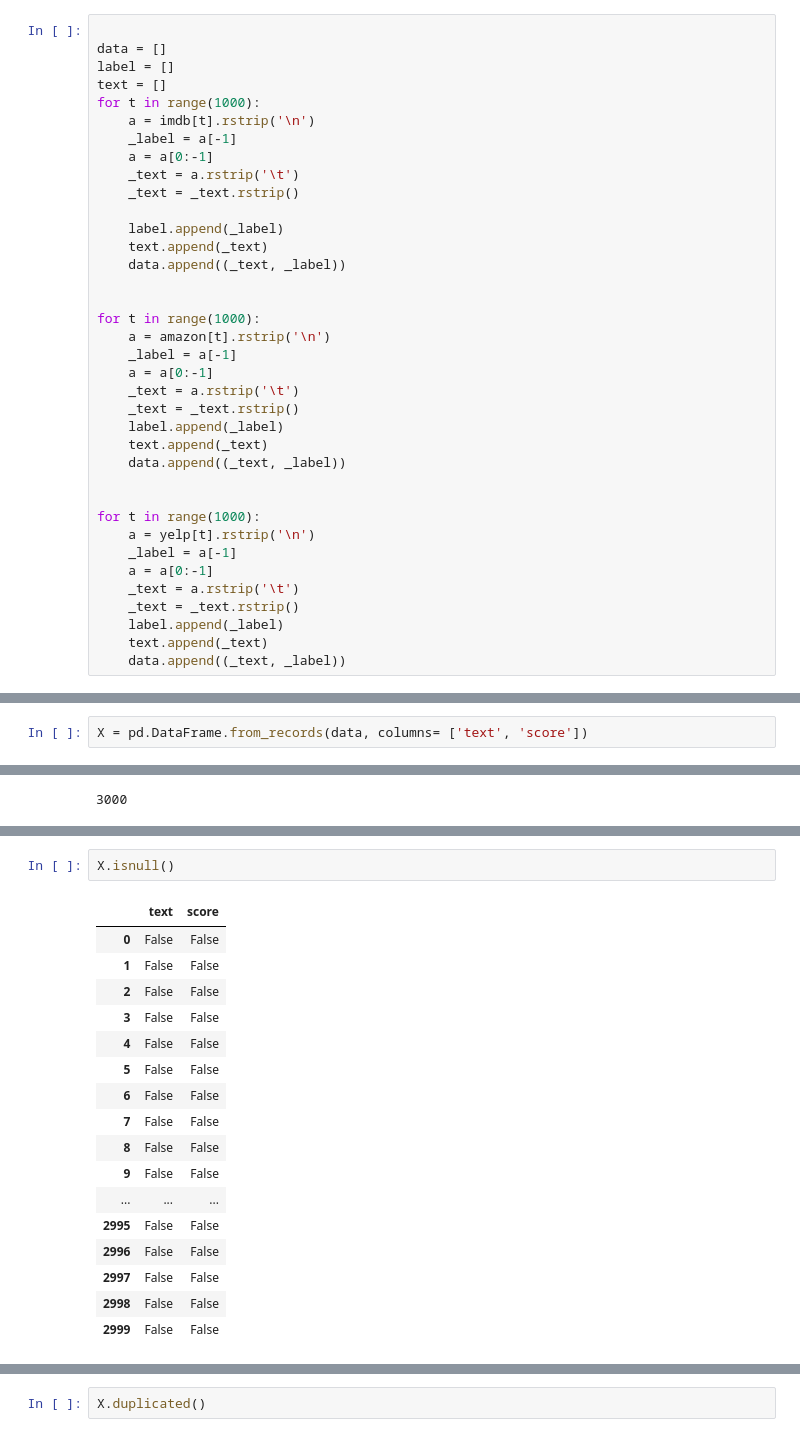
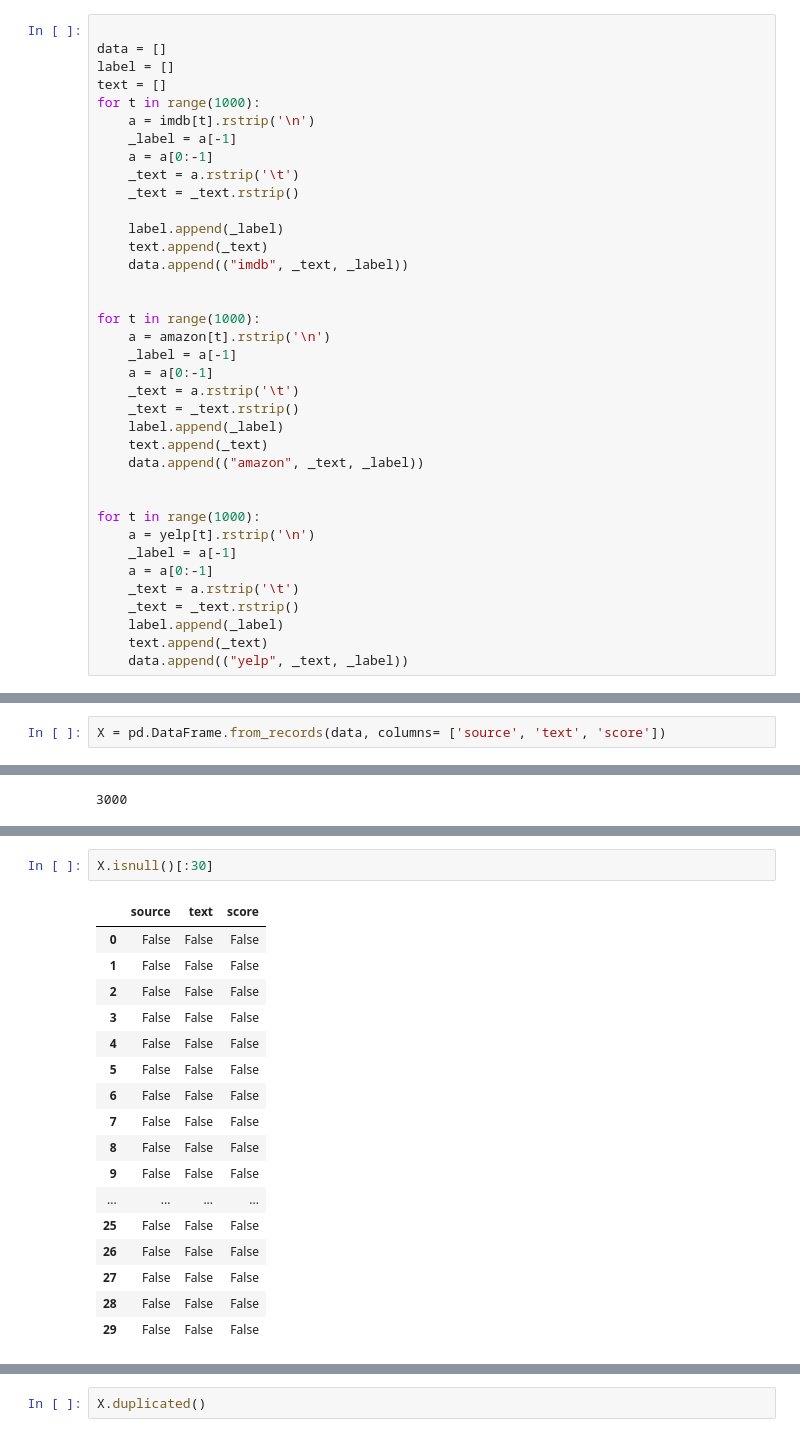
Before and after one commit to richy631/data_mining_2017_fall_lab, a Jupyter notebook: hw_1.ipynb, the cells around one changed output, grey strips where cells are left out. Saved outputs shown, nothing was run; the diff lists cells and outputs as text.

```diff
--- a/hw_1.ipynb
+++ b/hw_1.ipynb
@@ -112,7 +112,7 @@ for t in range(1000):
 
     label.append(_label)
     text.append(_text)
-    data.append((_text, _label))
+    data.append(("imdb", _text, _label))
 
 
 for t in range(1000):
@@ -123,7 +123,7 @@ for t in range(1000):
     _text = _text.rstrip()
     label.append(_label)
     text.append(_text)
-    data.append((_text, _label))
+    data.append(("amazon", _text, _label))
 
 
 for t in range(1000):
@@ -134,7 +134,7 @@ for t in range(1000):
     _text = _text.rstrip()
     label.append(_label)
     text.append(_text)
-    data.append((_text, _label))
+    data.append(("yelp", _text, _label))
 # %%
 len(text)
 # %% [output]
@@ -152,7 +152,7 @@ len(data)
 # %% [output]
 3000
 # %%
-X = pd.DataFrame.from_records(data, columns= ['text', 'score'])
+X = pd.DataFrame.from_records(data, columns= ['source', 'text', 'score'])
 # %%
 len(X)
 # %% [output]
@@ -174,20 +174,20 @@ X[:10]
 # %%
-X.isnull()
+X.isnull()[:30]
 # %% [output]
-|  | text | score |
-| 0 | False | False |
-| 1 | False | False |
-| 2 | False | False |
-| 3 | False | False |
-| 4 | False | False |
-| 5 | False | False |
-| 6 | False | False |
-| 7 | False | False |
-| 8 | False | False |
-| 9 | False | False |
-| ... | ... | ... |
-| 2995 | False | False |
-| 2996 | False | False |
-| 2997 | False | False |
-| 2998 | False | False |
-| 2999 | False | False |
+|  | source | text | score |
+| 0 | False | False | False |
+| 1 | False | False | False |
+| 2 | False | False | False |
+| 3 | False | False | False |
+| 4 | False | False | False |
+| 5 | False | False | False |
+| 6 | False | False | False |
+| 7 | False | False | False |
+| 8 | False | False | False |
+| 9 | False | False | False |
+| ... | ... | ... | ... |
+| 25 | False | False | False |
+| 26 | False | False | False |
+| 27 | False | False | False |
+| 28 | False | False | False |
+| 29 | False | False | False |
```
Also changed, not shown: parts of 16 cells of this notebook.
